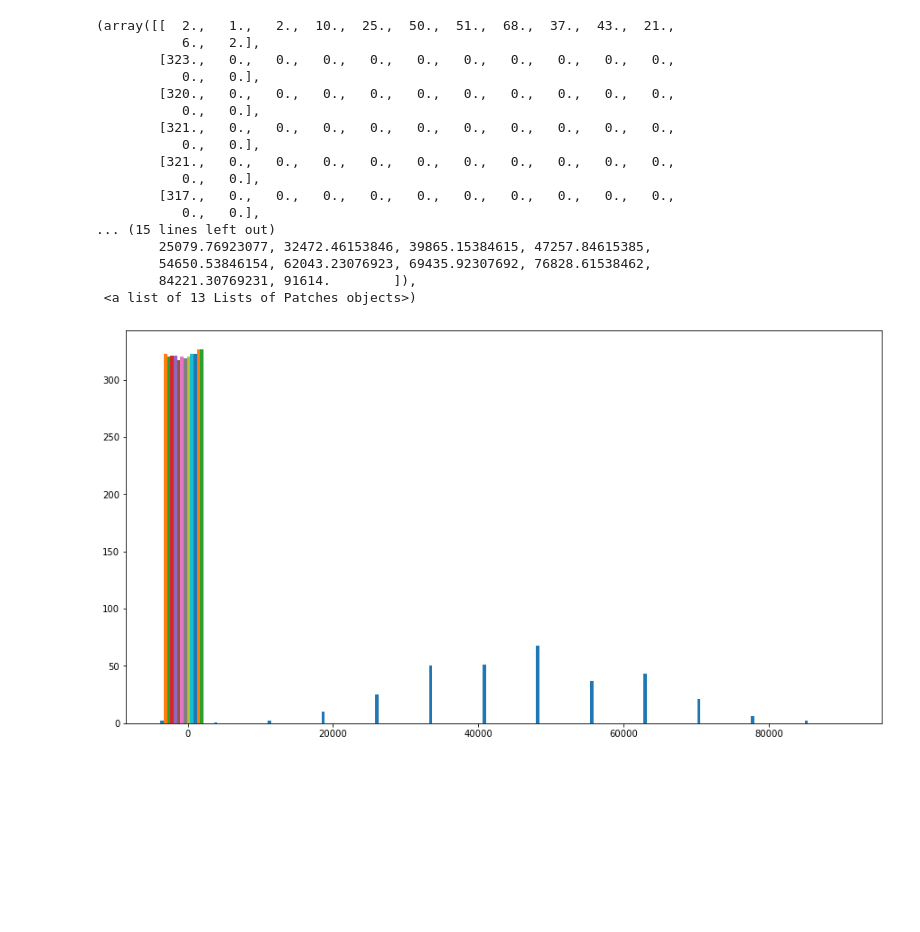
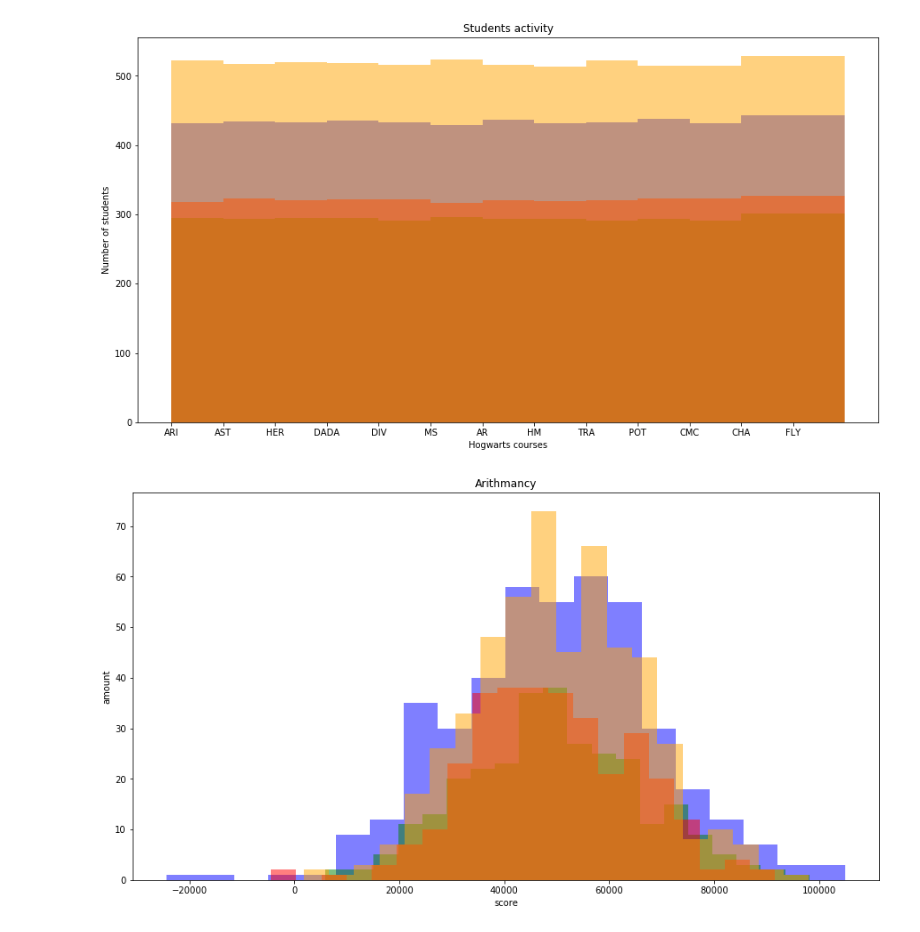
Before and after one commit to Sladge17/logistic_regression, a Jupyter notebook: logistic_regression.ipynb, the cells around one changed output. Cells and saved outputs as stored; diff of their text form; code cells hidden in the pictures; blank space fills up the shorter version.

Commit message:
add hist for courses

```diff
--- a/logistic_regression.ipynb
+++ b/logistic_regression.ipynb
@@ -73,22 +50,31 @@ Gryffindor_gist
-# %%
-plt.figure(figsize=(15, 8))
-plt.hist(Gryffindor_gist, bins=13)
-# %% [output]
-(array([[  2.,   1.,   2.,  10.,  25.,  50.,  51.,  68.,  37.,  43.,  21.,
-           6.,   2.],
-        [323.,   0.,   0.,   0.,   0.,   0.,   0.,   0.,   0.,   0.,   0.,
-           0.,   0.],
-        [320.,   0.,   0.,   0.,   0.,   0.,   0.,   0.,   0.,   0.,   0.,
-           0.,   0.],
-        [321.,   0.,   0.,   0.,   0.,   0.,   0.,   0.,   0.,   0.,   0.,
-           0.,   0.],
-        [321.,   0.,   0.,   0.,   0.,   0.,   0.,   0.,   0.,   0.,   0.,
-           0.,   0.],
-        [317.,   0.,   0.,   0.,   0.,   0.,   0.,   0.,   0.,   0.,   0.,
-           0.,   0.],
-... (15 lines left out)
-        25079.76923077, 32472.46153846, 39865.15384615, 47257.84615385,
-        54650.53846154, 62043.23076923, 69435.92307692, 76828.61538462,
-        84221.30769231, 91614.        ]),
- <a list of 13 Lists of Patches objects>)
-[figure, removed]
+# %%
+Ravenclaw = df_train[df_train['Hogwarts House'] == 'Ravenclaw'].drop(['Index', 'Hogwarts House', 'First Name', 'Last Name', 'Birthday', 'Best Hand'], axis=1)
+Slytherin = df_train[df_train['Hogwarts House'] == 'Slytherin'].drop(['Index', 'Hogwarts House', 'First Name', 'Last Name', 'Birthday', 'Best Hand'], axis=1)
+Gryffindor = df_train[df_train['Hogwarts House'] == 'Gryffindor'].drop(['Index', 'Hogwarts House', 'First Name', 'Last Name', 'Birthday', 'Best Hand'], axis=1)
+Hufflepuff = df_train[df_train['Hogwarts House'] == 'Hufflepuff'].drop(['Index', 'Hogwarts House', 'First Name', 'Last Name', 'Birthday', 'Best Hand'], axis=1)
+# %%
+Ravenclaw_hist = Ravenclaw.describe().T['count'].tolist()
+Slytherin_hist = Slytherin.describe().T['count'].tolist()
+Gryffindor_hist = Gryffindor.describe().T['count'].tolist()
+Hufflepuff_hist = Hufflepuff.describe().T['count'].tolist()
+
+# Ravenclaw_hist = Ravenclaw.sum().tolist()
+# Slytherin_hist = Slytherin.sum().tolist()
+# Gryffindor_hist = Gryffindor.sum().tolist()
+# Hufflepuff_hist = Hufflepuff.sum().tolist()
+# %%
+plt.figure(figsize=(15, 8))
+x = np.arange(13)
+plt.bar(range(len(Ravenclaw_hist)), Ravenclaw_hist, width=1, align='edge', color='blue', alpha=0.5)
+plt.bar(range(len(Slytherin_hist)), Slytherin_hist, width=1, align='edge', color='green', alpha=0.5)
+plt.bar(range(len(Gryffindor_hist)), Gryffindor_hist, width=1, align='edge', color='red', alpha=0.5)
+plt.bar(range(len(Hufflepuff_hist)), Hufflepuff_hist, width=1, align='edge', color='orange', alpha=0.5)
+plt.xticks(x, ['ARI', 'AST', 'HER', 'DADA', 'DIV', 'MS',
+                'AR', 'HM', 'TRA', 'POT', 'CMC', 'CHA', 'FLY'])
+plt.title('Students activity')
+plt.xlabel('Hogwarts courses')
+plt.ylabel('Number of students')
+plt.legend(loc='upper left')
+plt.show()
+# %% [output]
+[figure, added]
@@ -94,0 +83,17 @@ plt.hist(Gryffindor_gist, bins=13)
+# %%
+ArithmancyRavenclaw = Ravenclaw['Arithmancy'].dropna()
+ArithmancySlytherin = Slytherin['Arithmancy'].dropna()
+ArithmancyGryffindor = Gryffindor['Arithmancy'].dropna()
+ArithmancyHufflepuff = Hufflepuff['Arithmancy'].dropna()
+plt.figure(figsize=(15, 8))
+plt.hist(ArithmancyRavenclaw, color='blue', alpha=0.5, bins=bins)
+plt.hist(ArithmancySlytherin, color='green', alpha=0.5, bins=bins)
+plt.hist(ArithmancyGryffindor, color='red', alpha=0.5, bins=bins)
+plt.hist(ArithmancyHufflepuff, color='orange', alpha=0.5, bins=bins)
+plt.title('Arithmancy')
+plt.xlabel('score')
+plt.ylabel('amount')
+plt.legend(loc='upper left')
+plt.show()
+# %% [output]
+[figure, added]
```
Also changed, not shown: parts of 15 cells of this notebook, 2 other files.
